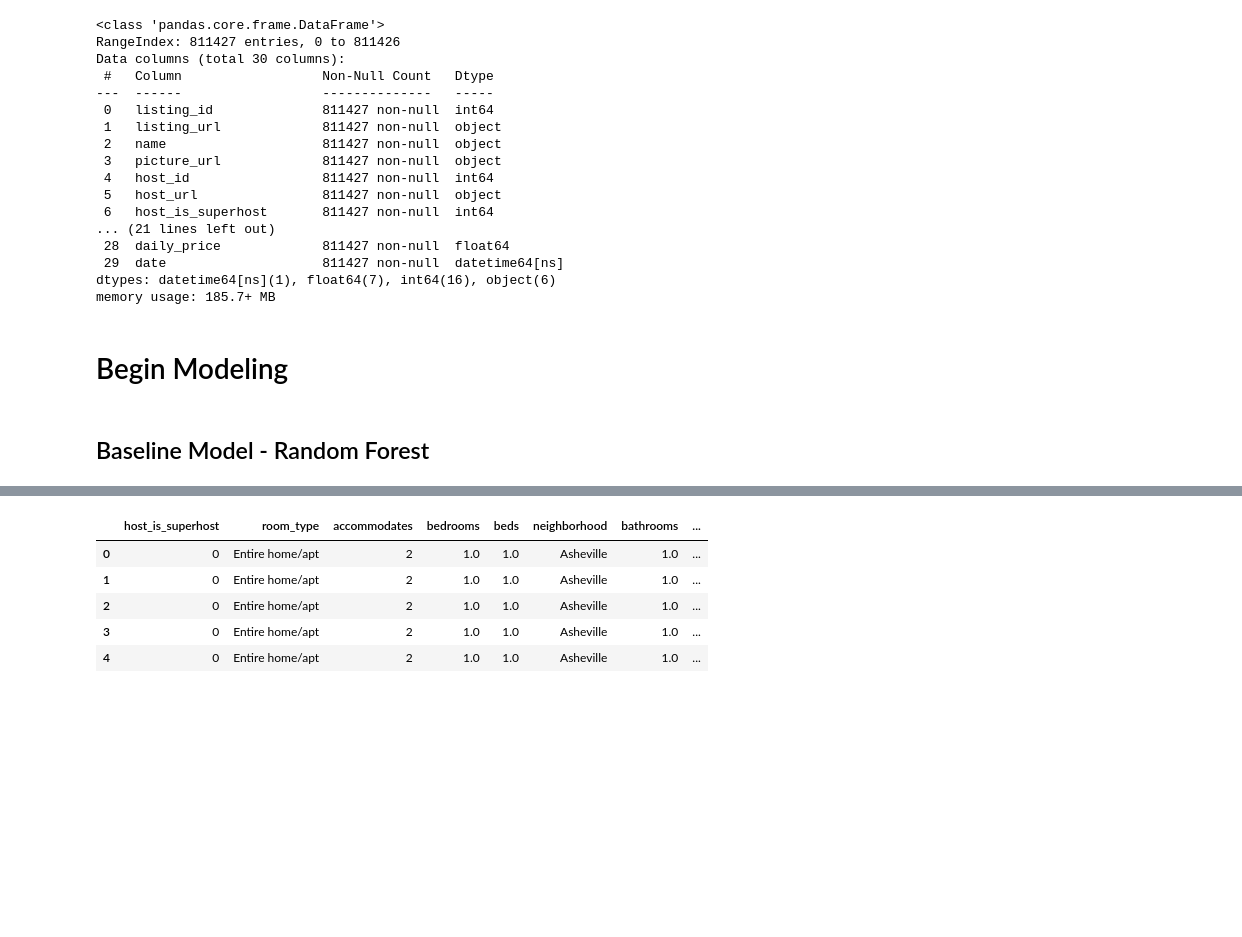
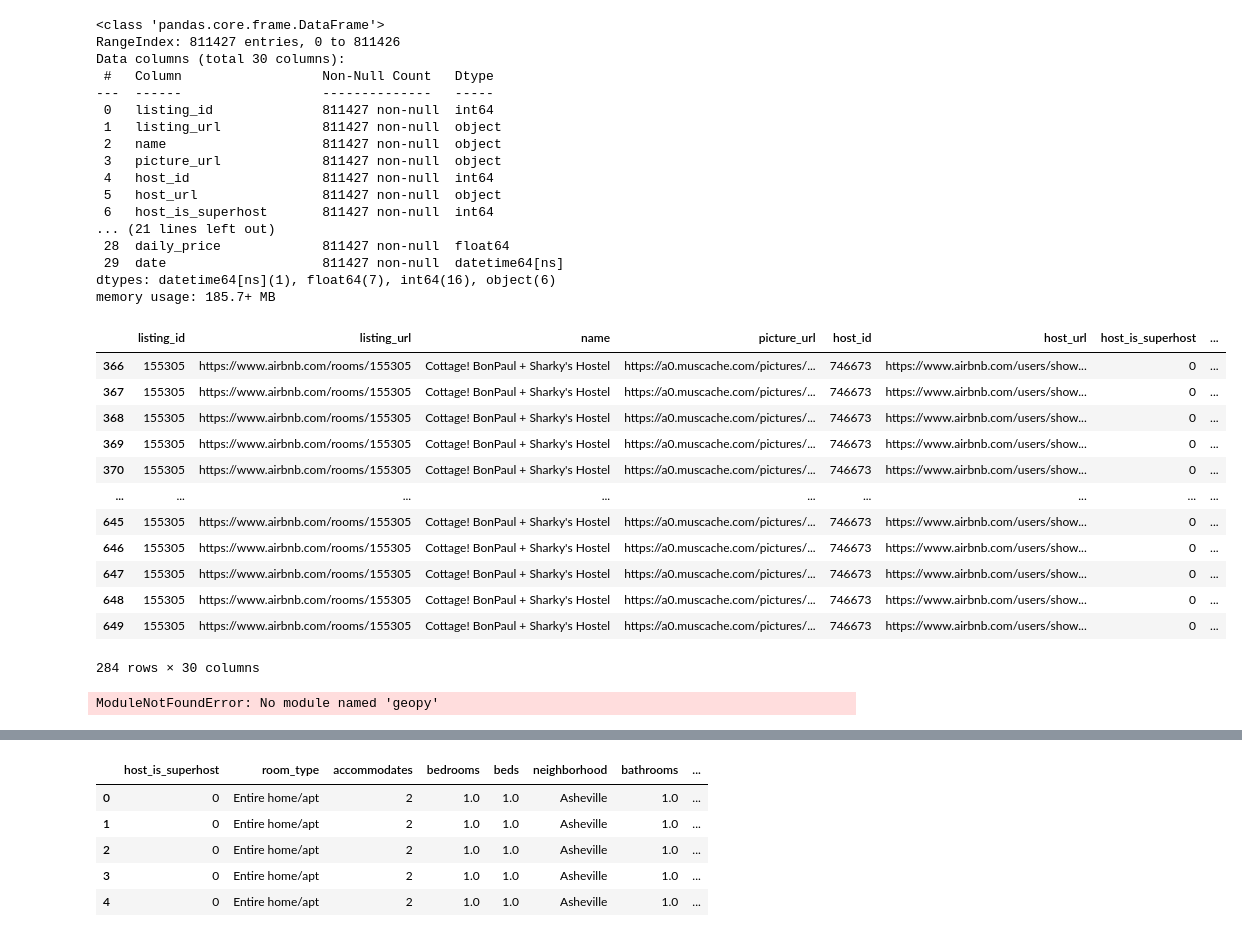
Before and after one commit to sjeanat3/Asheville-AirBnB-Experience-Recommendation, a Jupyter notebook: Notebooks/Asheville AirBnB Price Prediction Notebook.ipynb, the cells around one changed output, grey strips where cells are left out. Drawn from its saved outputs; the diff is of its cells as text; code cells hidden in the pictures; blank space fills up the shorter version.

```diff
--- a/Notebooks/Asheville AirBnB Price Prediction Notebook.ipynb
+++ b/Notebooks/Asheville AirBnB Price Prediction Notebook.ipynb
@@ -856,7 +857,32 @@ Data columns (total 30 columns):
  29  date                    811427 non-null  datetime64[ns]
 dtypes: datetime64[ns](1), float64(7), int64(16), object(6)
 memory usage: 185.7+ MB
-# %% [markdown]
-# Begin Modeling
-# %% [markdown]
-## Baseline Model - Random Forest
+# %%
+graphing_one_bnb = asheville_data[366:650]
+graphing_one_bnb
+# %% [output]
+|  | listing_id | listing_url | name | picture_url | host_id | host_url | host_is_superhost | ... |
+| 366 | 155305 | https://www.airbnb.com/rooms/155305 | Cottage! BonPaul + Sharky's Hostel | https://a0.muscache.com/pictures/... | 746673 | https://www.airbnb.com/users/show... | 0 | ... |
+| 367 | 155305 | https://www.airbnb.com/rooms/155305 | Cottage! BonPaul + Sharky's Hostel | https://a0.muscache.com/pictures/... | 746673 | https://www.airbnb.com/users/show... | 0 | ... |
+| 368 | 155305 | https://www.airbnb.com/rooms/155305 | Cottage! BonPaul + Sharky's Hostel | https://a0.muscache.com/pictures/... | 746673 | https://www.airbnb.com/users/show... | 0 | ... |
+| 369 | 155305 | https://www.airbnb.com/rooms/155305 | Cottage! BonPaul + Sharky's Hostel | https://a0.muscache.com/pictures/... | 746673 | https://www.airbnb.com/users/show... | 0 | ... |
+| 370 | 155305 | https://www.airbnb.com/rooms/155305 | Cottage! BonPaul + Sharky's Hostel | https://a0.muscache.com/pictures/... | 746673 | https://www.airbnb.com/users/show... | 0 | ... |
+| ... | ... | ... | ... | ... | ... | ... | ... | ... |
+| 645 | 155305 | https://www.airbnb.com/rooms/155305 | Cottage! BonPaul + Sharky's Hostel | https://a0.muscache.com/pictures/... | 746673 | https://www.airbnb.com/users/show... | 0 | ... |
+| 646 | 155305 | https://www.airbnb.com/rooms/155305 | Cottage! BonPaul + Sharky's Hostel | https://a0.muscache.com/pictures/... | 746673 | https://www.airbnb.com/users/show... | 0 | ... |
+| 647 | 155305 | https://www.airbnb.com/rooms/155305 | Cottage! BonPaul + Sharky's Hostel | https://a0.muscache.com/pictures/... | 746673 | https://www.airbnb.com/users/show... | 0 | ... |
+| 648 | 155305 | https://www.airbnb.com/rooms/155305 | Cottage! BonPaul + Sharky's Hostel | https://a0.muscache.com/pictures/... | 746673 | https://www.airbnb.com/users/show... | 0 | ... |
+| 649 | 155305 | https://www.airbnb.com/rooms/155305 | Cottage! BonPaul + Sharky's Hostel | https://a0.muscache.com/pictures/... | 746673 | https://www.airbnb.com/users/show... | 0 | ... |
+284 rows × 30 columns
+# %%
+from geopy.distance import geodesic
+
+
+origin = (30.172705, 31.526725)  # (latitude, longitude) don't confuse
+dist = (30.288281, 31.732326)
+
+print(geodesic(origin, dist).meters)  # 23576.805481751613
+print(geodesic(origin, dist).kilometers)  # 23.576805481751613
+print(geodesic(origin, dist).miles)
+# %% [output]
+ModuleNotFoundError: No module named 'geopy'
```
Also changed, not shown: parts of 21 cells of this notebook, 1 other file.
